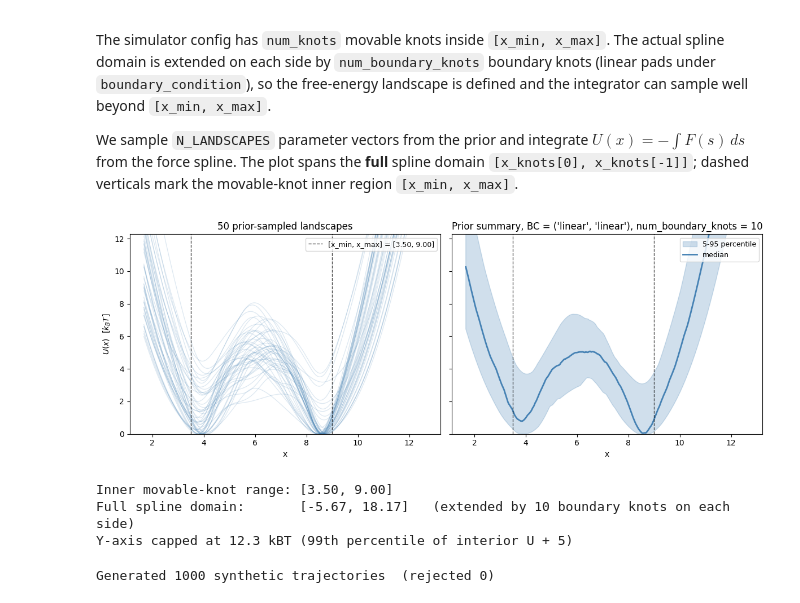
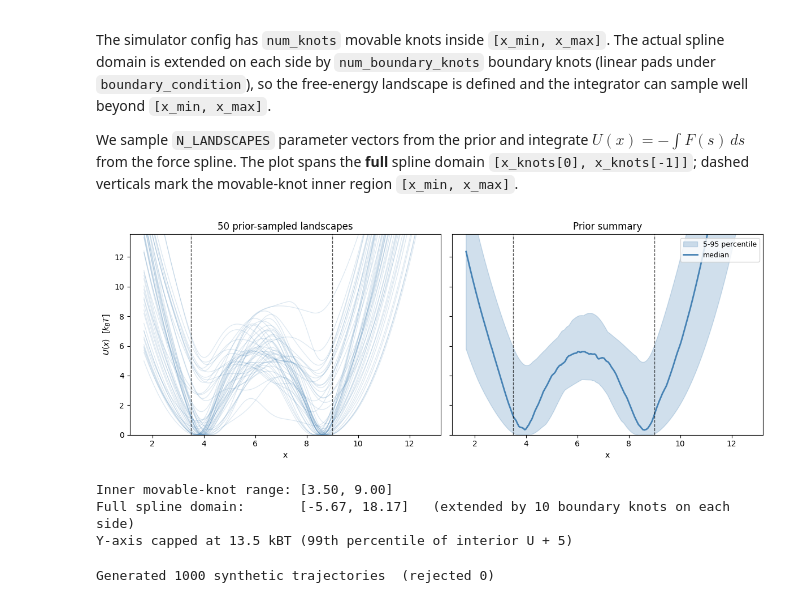
Before and after one commit to covinolab/smFRET_sbi, a Jupyter notebook: analysis/setup_prior.ipynb, the cells around one changed output. Drawn from its saved outputs; the diff is of its cells as text; code cells hidden in the pictures.

```diff
--- a/analysis/setup_prior.ipynb
+++ b/analysis/setup_prior.ipynb
@@ -27,7 +27,7 @@ from simulator import smFRET_simulator_wrapper_from_config, binding_simulator_wr
 from priors import generate_fret_prior_from_config
 # %%
 # ─── User configuration ─────────────────────────────────────────────
-CONFIG_PATH    = project_root / "conf" / "simulator" / "exp_10.yaml"
+CONFIG_PATH    = project_root / "conf" / "simulator" / "test_0.yaml"
 EXP_DATA_ROOT  = Path("/home/dingeldein/Desktop/fret_sbi/data_ben_schuler/Sturzenegger_transition_path_data")
 EXP_CONDITION  = "ACTR-avi-Cy3B_NCBD-CF660R_50mMNaPi"
 N_SIM_TRAJS    = 1000
@@ -192,41 +192,39 @@ y_cap = float(np.percentile(U_stack[:, interior_mask], 99)) + 5.0
 
 fig, (ax1, ax2) = plt.subplots(1, 2, figsize=(12, 4.5), sharey=True)
 
 # Left: spaghetti plot of all sampled landscapes.
 for x, U in curves:
     ax1.plot(x, U, color="steelblue", alpha=0.18, lw=0.9)
 ax1.axvline(x_min, ls="--", color="black", lw=1.0, alpha=0.7)
-ax1.axvline(x_max, ls="--", color="black", lw=1.0, alpha=0.7,
-            label=f"[x_min, x_max] = [{x_min:.2f}, {x_max:.2f}]")
+ax1.axvline(x_max, ls="--", color="black", lw=1.0, alpha=0.7)
 ax1.set_xlabel("x")
 ax1.set_ylabel(r"$U(x)$  [$k_B T$]")
 ax1.set_title(f"{N_LANDSCAPES} prior-sampled landscapes")
 ax1.set_ylim(0, y_cap)
-ax1.legend(loc="upper right", fontsize=9)
 
 # Right: median + 5-95 percentile band.
 ax2.fill_between(x_common, U_lo, U_hi, color="steelblue", alpha=0.25,
                  label="5-95 percentile")
 ax2.plot(x_common, U_median, color="steelblue", lw=2.0, label="median")
 ax2.axvline(x_min, ls="--", color="black", lw=1.0, alpha=0.7)
 ax2.axvline(x_max, ls="--", color="black", lw=1.0, alpha=0.7)
 ax2.set_xlabel("x")
 ax2.set_ylim(0, y_cap)
-ax2.set_title(f"Prior summary, BC = {tuple(bc)}, num_boundary_knots = {num_boundary_knots}")
+ax2.set_title(f"Prior summary")
 ax2.legend(loc="upper right", fontsize=9)
 
 plt.tight_layout()
 plt.show()
 
 print(f"Inner movable-knot range: [{x_min:.2f}, {x_max:.2f}]")
 print(f"Full spline domain:       [{float(x_knots[0]):.2f}, {float(x_knots[-1]):.2f}]"
       f"   (extended by {num_boundary_knots} boundary knots on each side)")
 print(f"Y-axis capped at {y_cap:.1f} kBT (99th percentile of interior U + 5)")
 # %% [output]
-[figure, old version]
+[figure, new version]
 Inner movable-knot range: [3.50, 9.00]
 Full spline domain:       [-5.67, 18.17]   (extended by 10 boundary knots on each side)
-Y-axis capped at 12.3 kBT (99th percentile of interior U + 5)
+Y-axis capped at 13.5 kBT (99th percentile of interior U + 5)
 # %%
 import multiprocessing as mp
 from tqdm.auto import tqdm
```
Also changed, not shown: parts of 5 cells of this notebook, 7 other files.
